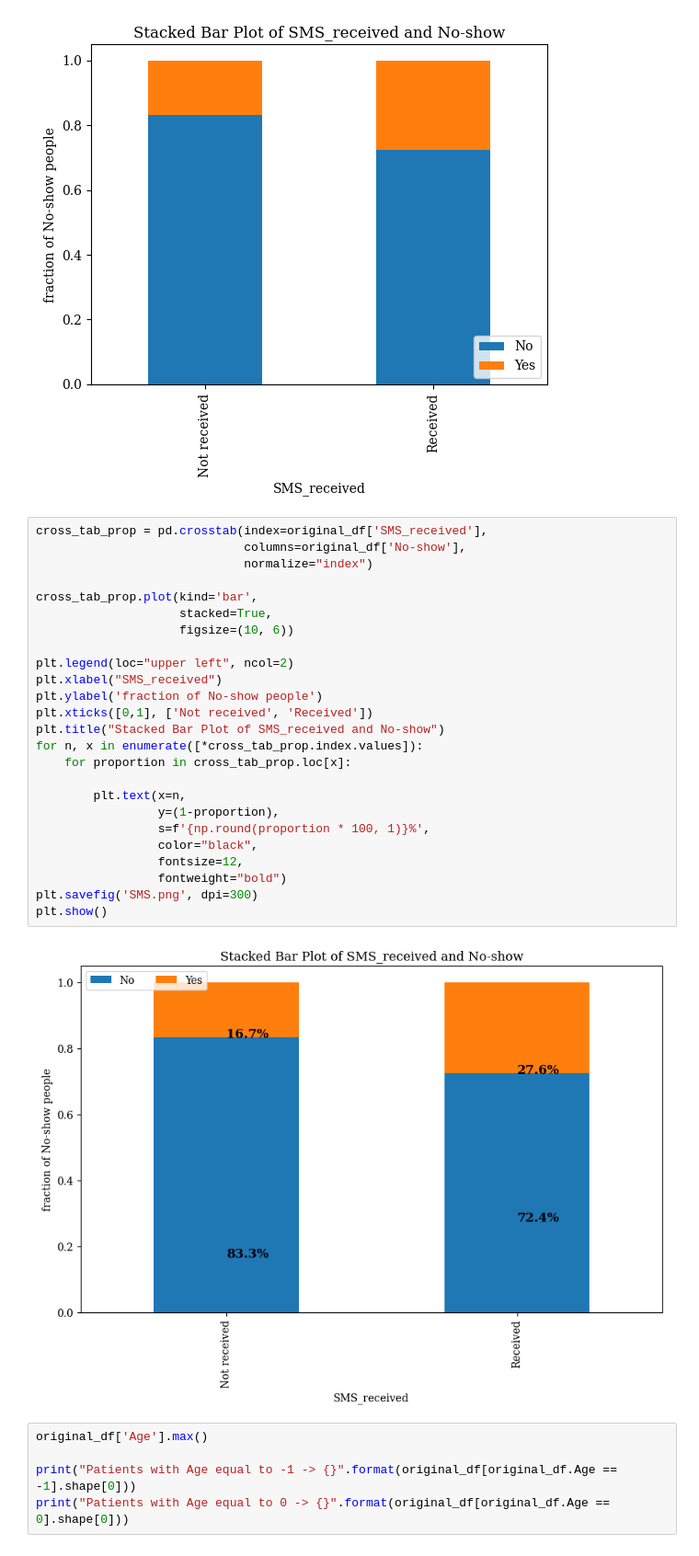
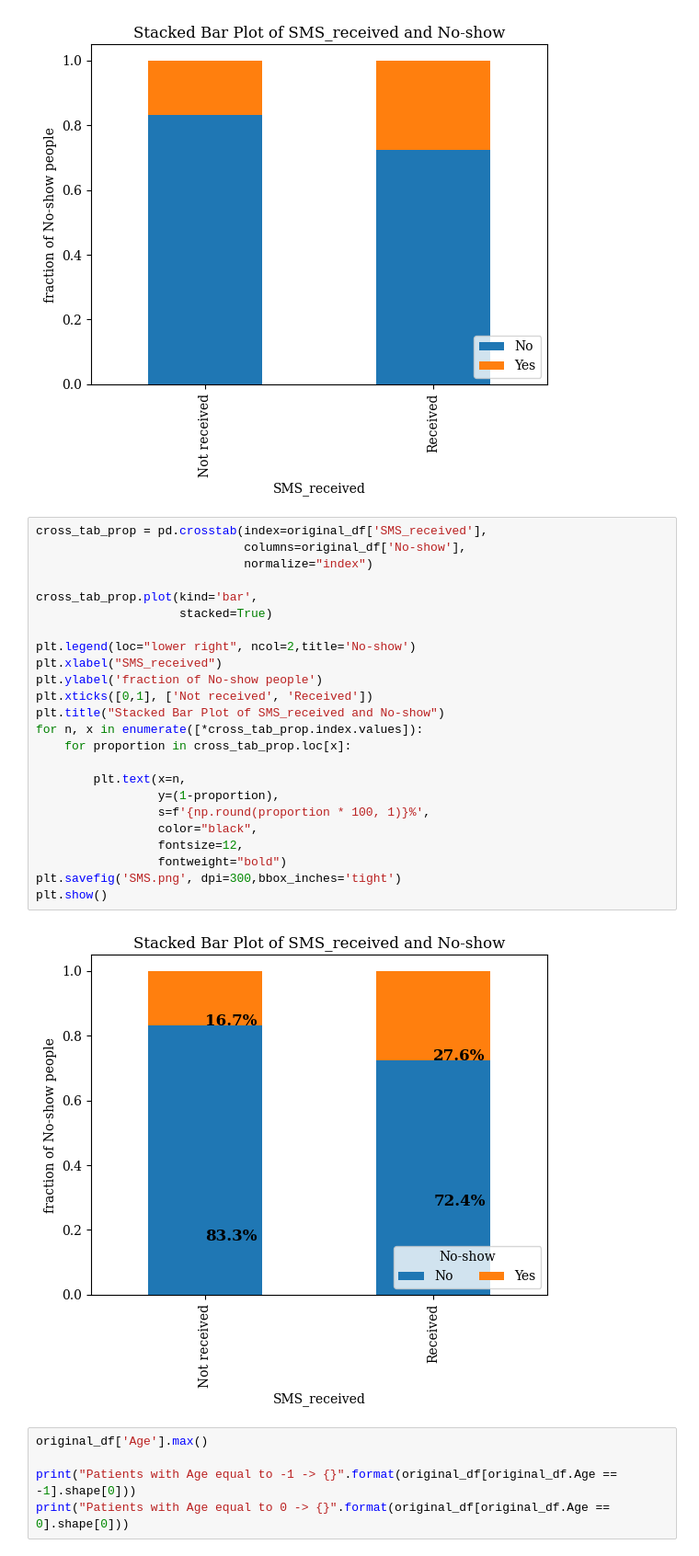
Before and after one commit to f18bc/data1030project, a Jupyter notebook: src/Final Project.ipynb, the cells around one changed output. Shown at 92% size. Drawn from its saved outputs; the diff is of its cells as text.

```diff
--- a/src/Final Project.ipynb
+++ b/src/Final Project.ipynb
@@ -208,30 +208,29 @@ plt.show()
 # %%
 cross_tab_prop = pd.crosstab(index=original_df['SMS_received'],
                              columns=original_df['No-show'],
                              normalize="index")
 
 cross_tab_prop.plot(kind='bar',
-                    stacked=True,
-                    figsize=(10, 6))
+                    stacked=True)
 
-plt.legend(loc="upper left", ncol=2)
+plt.legend(loc="lower right", ncol=2,title='No-show')
 plt.xlabel("SMS_received")
 plt.ylabel('fraction of No-show people')
 plt.xticks([0,1], ['Not received', 'Received'])
 plt.title("Stacked Bar Plot of SMS_received and No-show")
 for n, x in enumerate([*cross_tab_prop.index.values]):
     for proportion in cross_tab_prop.loc[x]:
 
         plt.text(x=n,
                  y=(1-proportion),
                  s=f'{np.round(proportion * 100, 1)}%',
                  color="black",
                  fontsize=12,
                  fontweight="bold")
-plt.savefig('SMS.png', dpi=300)
+plt.savefig('SMS.png', dpi=300,bbox_inches='tight')
 plt.show()
 # %% [output]
-[figure, old version]
+[figure, new version]
 # %%
 original_df['Age'].max()
 
```
Also changed, not shown: parts of 9 cells of this notebook, 5 other files.
